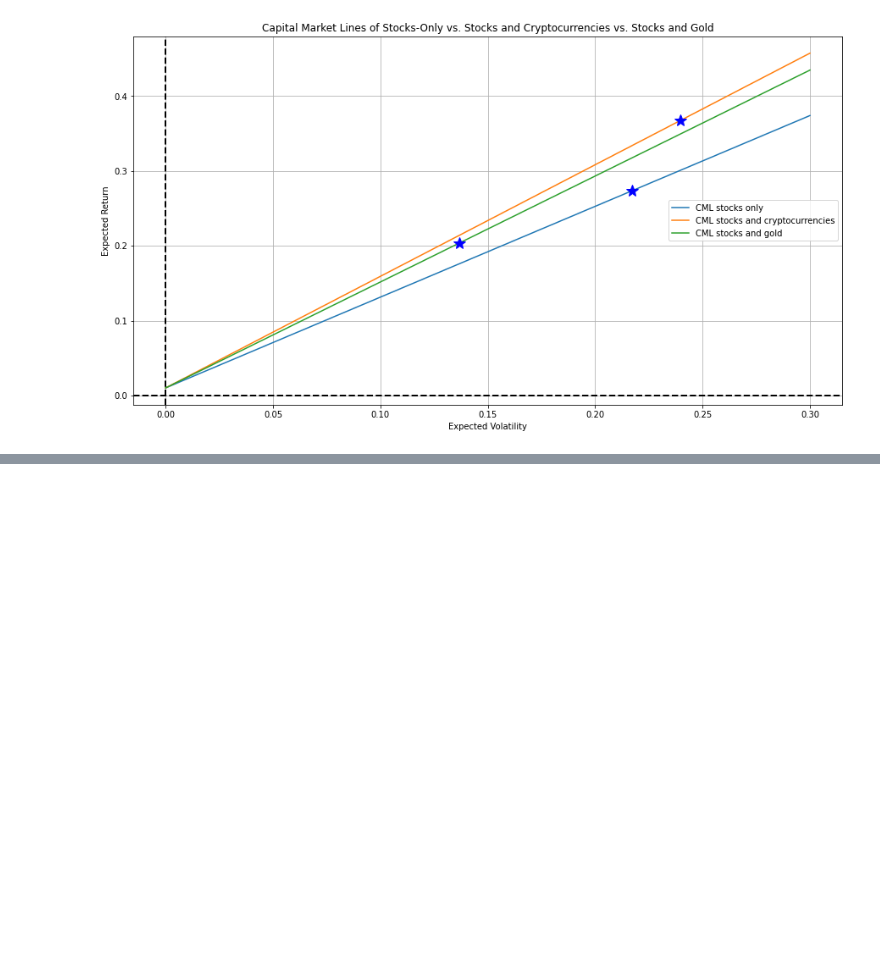
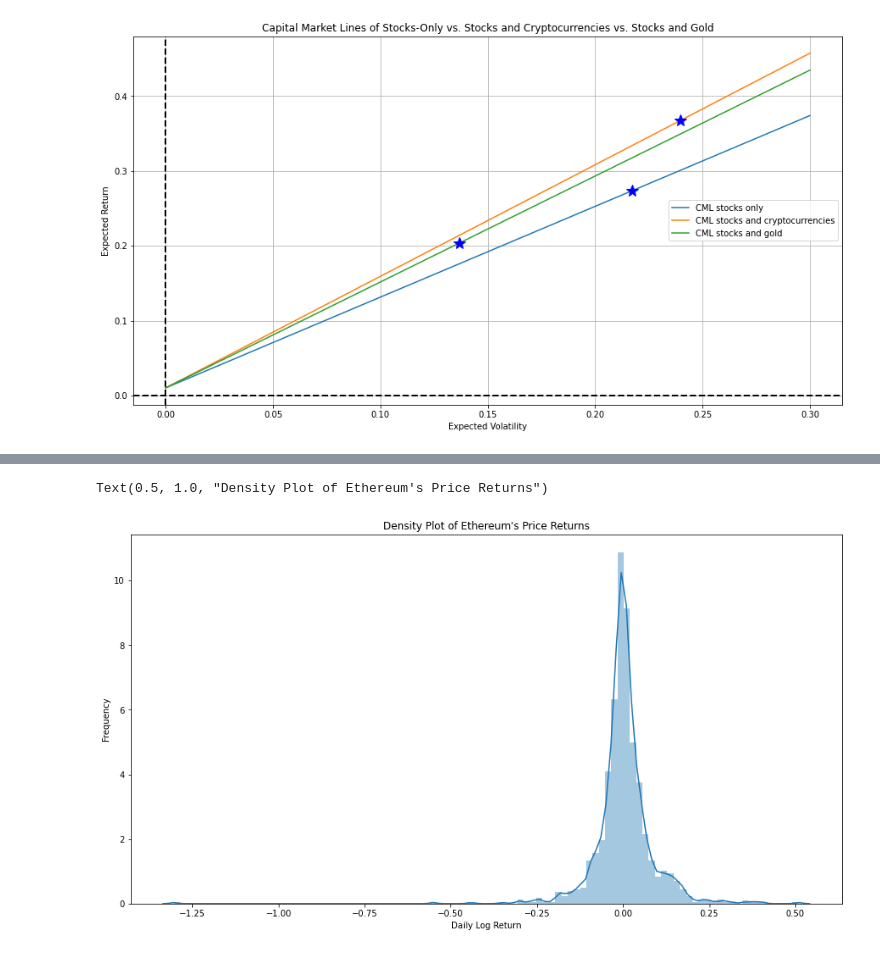
Before and after one commit to JoBe10/Mean_Variance_Portfolio_Optimisation, a Jupyter notebook: Efficient_Frontiers_Cryptos.ipynb, the cells around one changed output, grey strips where cells are left out. Cells and saved outputs as stored; diff of their text form; code cells hidden in the pictures; blank space fills up the shorter version.

```diff
--- a/Efficient_Frontiers_Cryptos.ipynb
+++ b/Efficient_Frontiers_Cryptos.ipynb
@@ -1278,0 +1293,11 @@ Text(0.5, 1.0, 'Capital Market Lines of Stocks-Only vs. Stocks and Cryptocurrenc
+# %%
+# Plot density distribution of Ethereum's returns
+eth = combined_log_r['ETH'][1:]
+plt.figure(figsize=(15,8))
+sns.distplot(eth, bins=100)
+plt.xlabel('Daily Log Return')
+plt.ylabel('Frequency')
+plt.title('Density Plot of Ethereum\'s Price Returns')
+# %% [output]
+Text(0.5, 1.0, "Density Plot of Ethereum's Price Returns")
+[figure, added]
```
Also changed, not shown: parts of 2 cells of this notebook.
